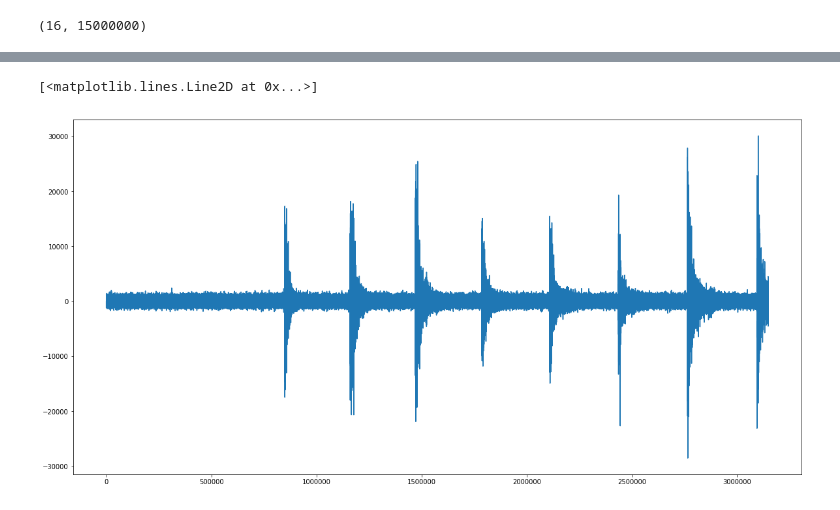
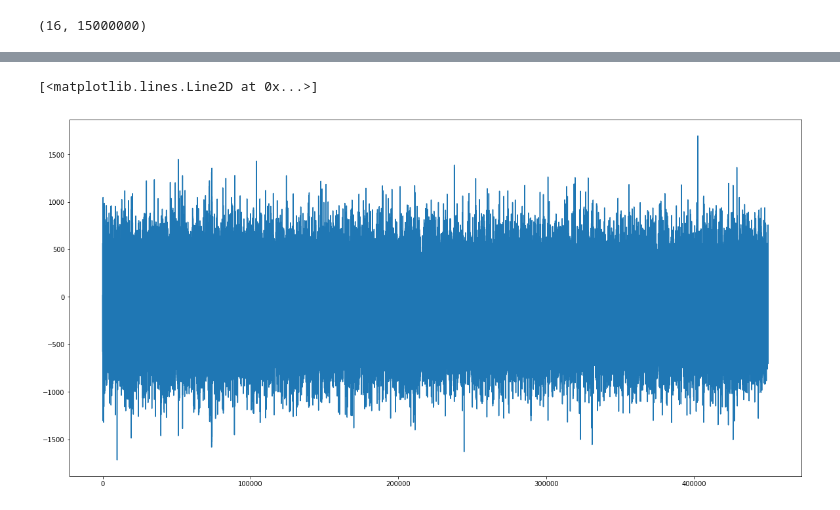
Before and after one commit to cowkami/bat_research, a Jupyter notebook: notebooks/get_pulse_direction.ipynb, the cells around one changed output, grey strips where cells are left out. Cells and saved outputs as stored; diff of their text form; code cells hidden in the pictures.

```diff
--- a/notebooks/get_pulse_direction.ipynb
+++ b/notebooks/get_pulse_direction.ipynb
@@ -8,7 +8,7 @@ from scipy import signal
 sys.path.append('..')
 from libs.constants import *
 # %%
-sample_freq = 200e3
+sample_freq = 500e3
 
 bat_ids = ['bat290', 'bat294', 'bat296', 'bat298']
 path = raw_sound_190526_path / bat_ids[0]
@@ -29,14 +30,17 @@ fly_end_sec = -1.1
 trigger_ind = np.where(tracks[0, :]<30000)[0][0]
 trigger_sec = trigger_ind / sample_freq
 
-mov_start_ind = trigger_ind - 6 * sample_freq
+mov_start_ind = int(trigger_ind - 6 * sample_freq)
 mov_end_ind = trigger_ind
 
-fly_start_ind = mov_end_ind + 2 * sample_freq
-fly_end_ind = mov_end_ind + 1.1 * sample_freq
+fly_start_ind = int(mov_end_ind + fly_start_sec * sample_freq)
+fly_end_ind = int(mov_end_ind + fly_end_sec * sample_freq)
+
+cropped_tracks = tracks[:, fly_start_ind:fly_end_ind]
 
 plt.figure(figsize=(10, 5))
 plt.plot(tracks[0, :])
-plt.plot(range(trigger_ind, trigger_ind+1000), 20000*np.ones(1000), 'o')
+# plt.plot(range(trigger_ind, trigger_ind+1000), 20000*np.ones(1000), 'o')
+plt.plot(trigger_ind, tracks[0, 0], 'o')
 plt.show()
 # %% [output]
@@ -69,9 +90,9 @@ plt.show()
 # %%
 plt.figure(figsize=(20, 10))
-plt.plot(mat[:, 8])
+plt.plot(cropped_tracks[7])
 # %% [output]
 [<matplotlib.lines.Line2D at 0x...>]
-[figure, old version]
+[figure, new version]
 # %%
 plt.figure(figsize=(20, 10))
 plt.plot(mat[:, 12])
```
Also changed, not shown: parts of 12 cells of this notebook.
